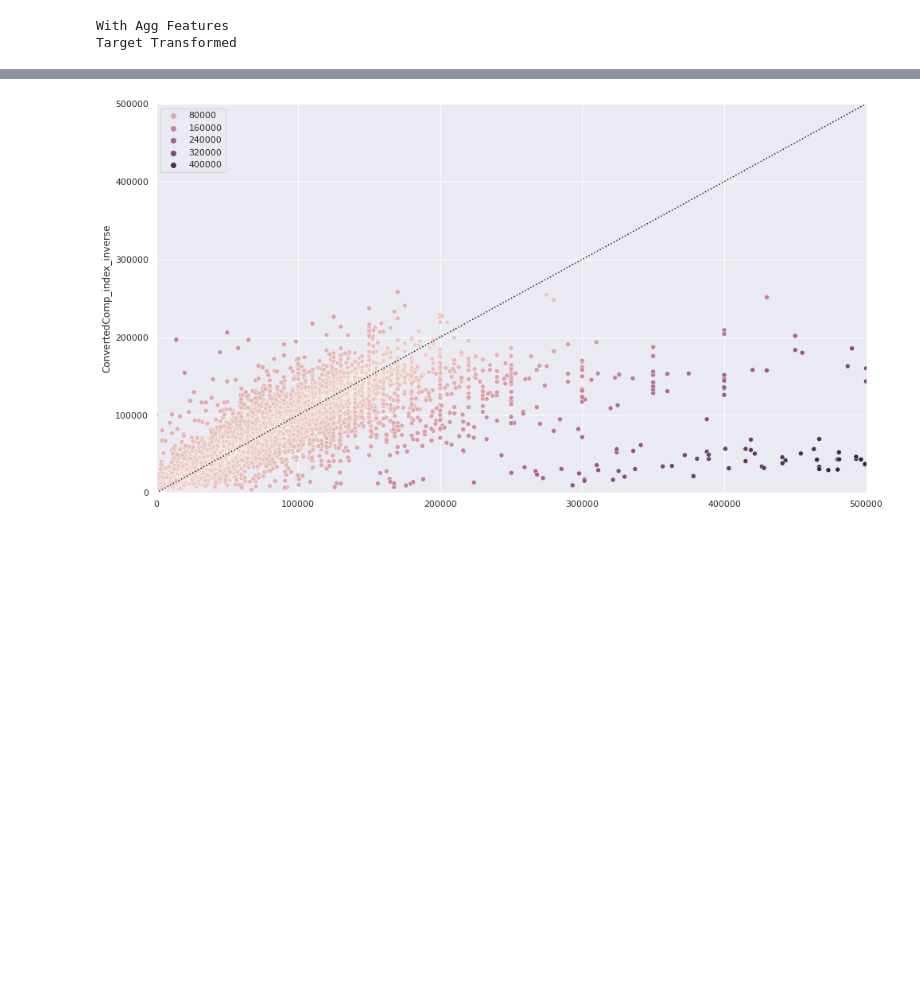
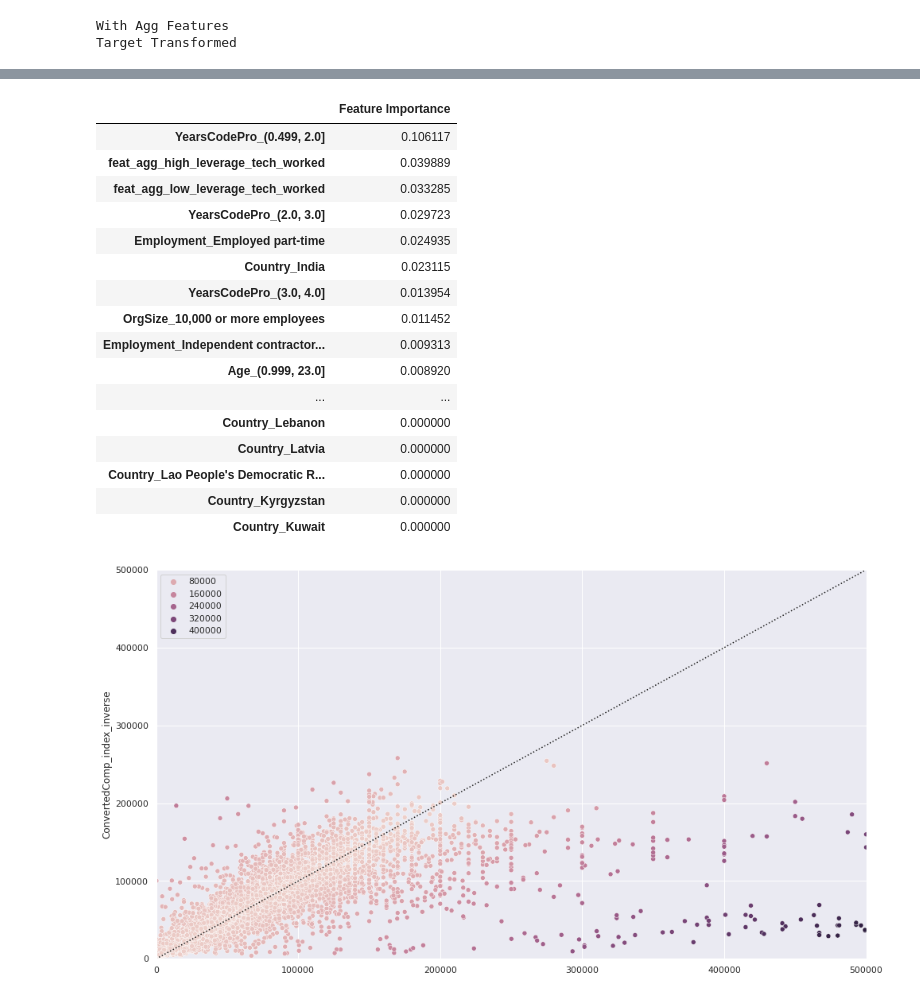
Before and after one commit to erdemsirel/ozu_data_science, a Jupyter notebook: DS 555 - Data Science & Strategy/ds555-project/notebooks/ds555_project-Modelling.ipynb, the cells around one changed output, grey strips where cells are left out. Drawn from its saved outputs; the diff is of its cells as text; code cells hidden in the pictures; blank space fills up the shorter version.

```diff
--- a/DS 555 - Data Science & Strategy/ds555-project/notebooks/ds555_project-Modelling.ipynb
+++ b/DS 555 - Data Science & Strategy/ds555-project/notebooks/ds555_project-Modelling.ipynb
@@ -344,7 +344,8 @@ def evaluate_regression(y_true_train, y_pred_train, y_true_test, y_pred_test,
                         model=None,
                         num_feat="",
                         feat=None,
-                        residuals=None):
+                        residuals=None,
+                        feature_importances=None):
     mape_train = np.abs((y_true_train - y_pred_train) / y_true_train).mean(axis=0)
     mape_test = np.abs((y_true_test - y_pred_test) / y_true_test).mean(axis=0)
 
@@ -367,7 +368,8 @@ def evaluate_regression(y_true_train, y_pred_train, y_true_test, y_pred_test,
                                          y_true_test,
                                         y_pred_test,
                                         feat,
-                                        residuals]],
+                                        residuals,
+                                        feature_importances]],
 
                                      index=[model_name],
                                      columns=[#'mean_squared_error_train',
@@ -386,7 +388,8 @@ def evaluate_regression(y_true_train, y_pred_train, y_true_test, y_pred_test,
                                              "y_true_test",
                                              "y_pred_test",
                                             "features",
-                                         "residuals"])
+                                         "residuals",
+                                         "feature_importances"])
 # %%
 def residual_analysis(x_test, y_test, y_test_pred):
     x_test_ = x_test.copy()
@@ -649,3 +660,26 @@ results
+# %%
+feat_importance = pd.DataFrame(results.loc["RandomForestRegressor", "feature_importances"],
+             index=results.loc["RandomForestRegressor", "features"]).rename({0:"Feature Importance"}, axis=1).sort_values(ascending=False, by="Feature Importance")
+# %%
+feat_importance
+# %% [output]
+|  | Feature Importance |
+| YearsCodePro_(0.499, 2.0] | 0.106117 |
+| feat_agg_high_leverage_tech_worked | 0.039889 |
+| feat_agg_low_leverage_tech_worked | 0.033285 |
+| YearsCodePro_(2.0, 3.0] | 0.029723 |
+| Employment_Employed part-time | 0.024935 |
+| Country_India | 0.023115 |
+| YearsCodePro_(3.0, 4.0] | 0.013954 |
+| OrgSize_10,000 or more employees | 0.011452 |
+| Employment_Independent contractor... | 0.009313 |
+| Age_(0.999, 23.0] | 0.008920 |
+| ... | ... |
+| Country_Lebanon | 0.000000 |
+| Country_Latvia | 0.000000 |
+| Country_Lao People's Democratic R... | 0.000000 |
+| Country_Kyrgyzstan | 0.000000 |
+| Country_Kuwait | 0.000000 |
 # %%
 y_true_test = results.iloc[0, results.columns.get_loc("y_true_test")]
 y_pred_test = results.iloc[0, results.columns.get_loc("y_pred_test")]
```
Also changed, not shown: parts of 18 cells of this notebook, 1 other file.
